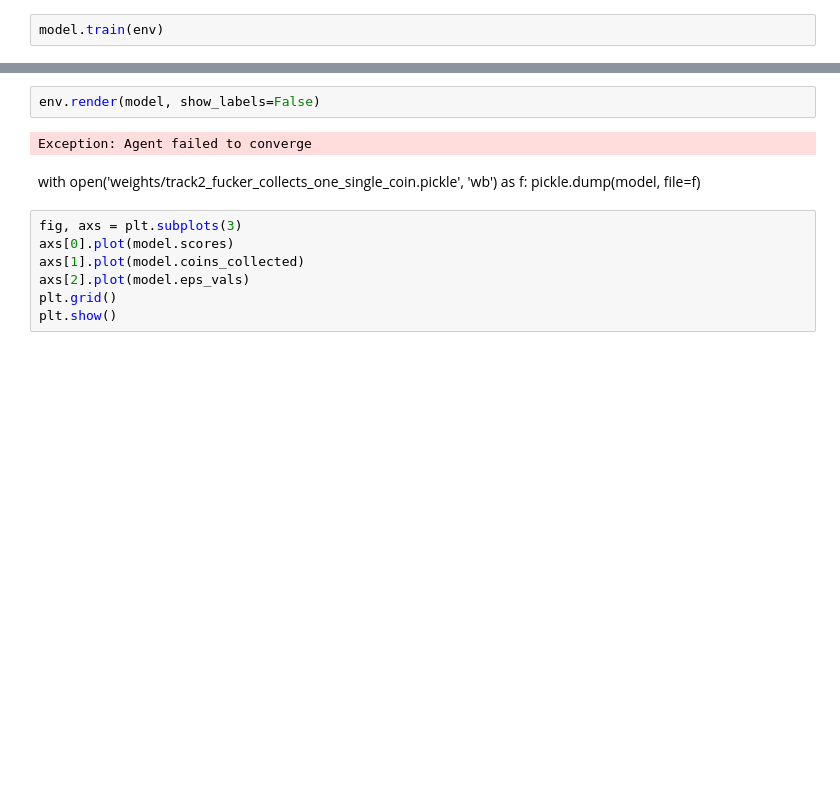
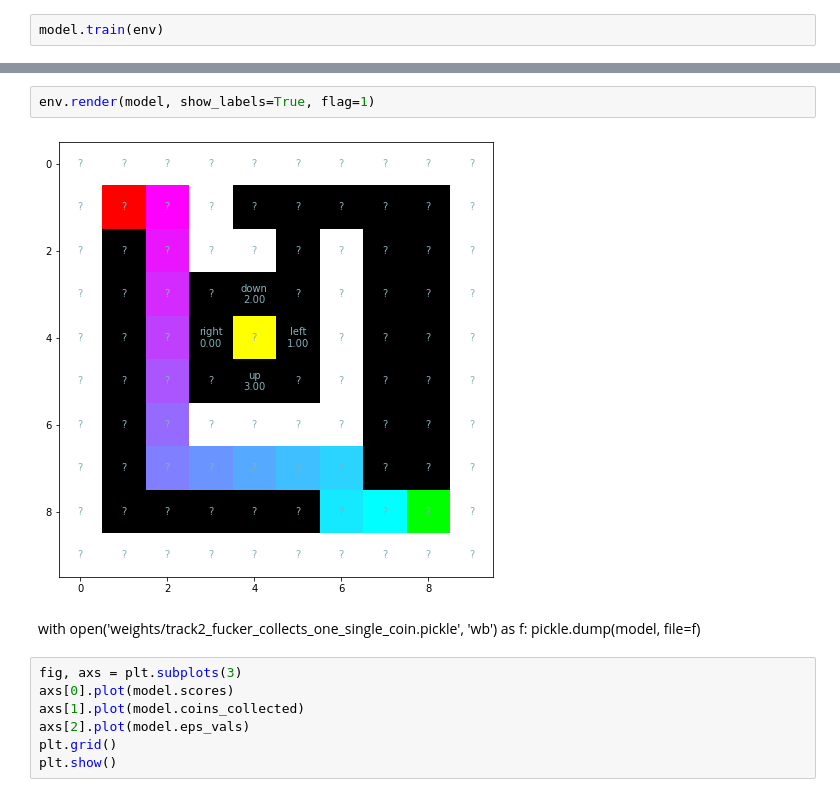
Before and after one commit to rayannott/mazeRL, a Jupyter notebook: QLearning_maze.ipynb, the cells around one changed output, grey strips where cells are left out. Saved outputs shown, nothing was run; the diff lists cells and outputs as text; blank space fills up the shorter version.

```diff
--- a/QLearning_maze.ipynb
+++ b/QLearning_maze.ipynb
@@ -125,7 +128,7 @@ Exception: Agent failed to converge
 # %%
-env.render(model, show_labels=False)
+env.render(model, show_labels=True, flag=1)
 # %% [output]
-Exception: Agent failed to converge
+[figure, added]
 # %% [markdown]
 with open('weights/track2_fucker_collects_one_single_coin.pickle', 'wb') as f:
     pickle.dump(model, file=f)
```
Also changed, not shown: parts of 11 cells of this notebook, 1 other file.
